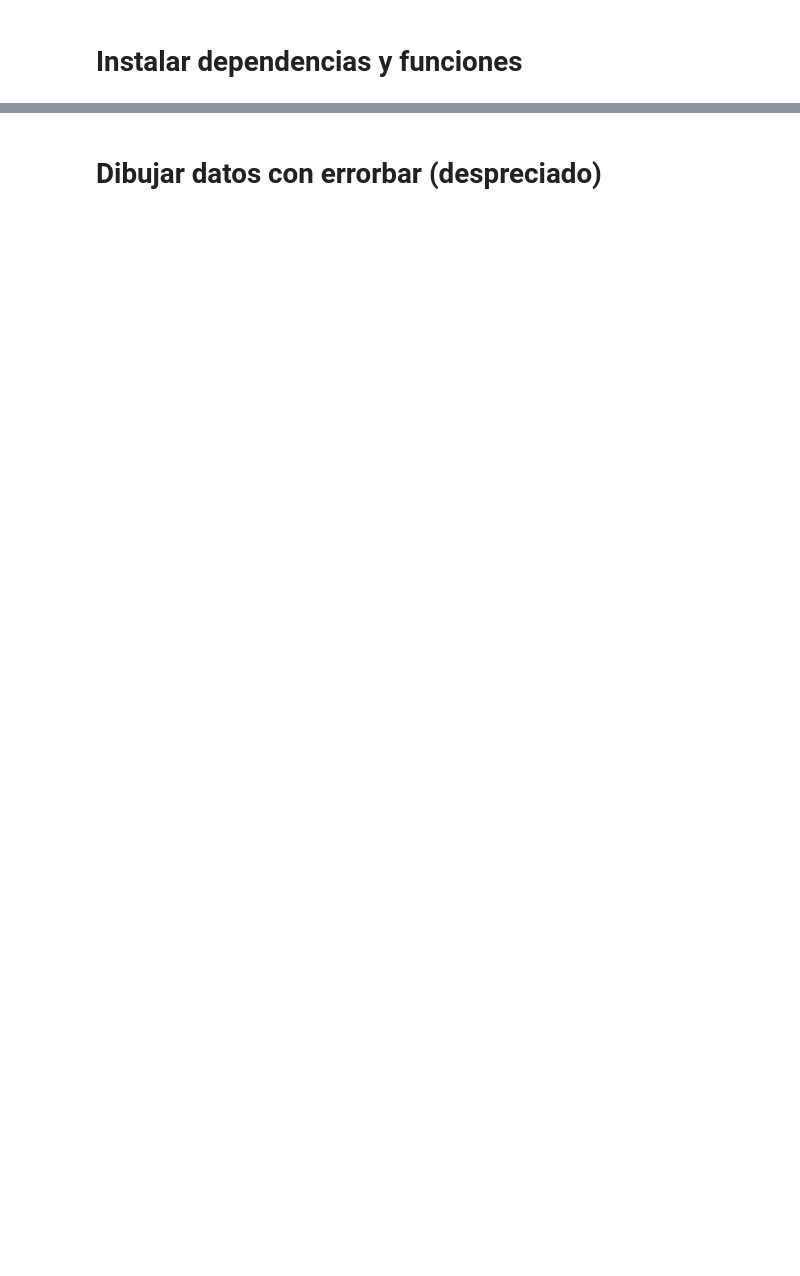
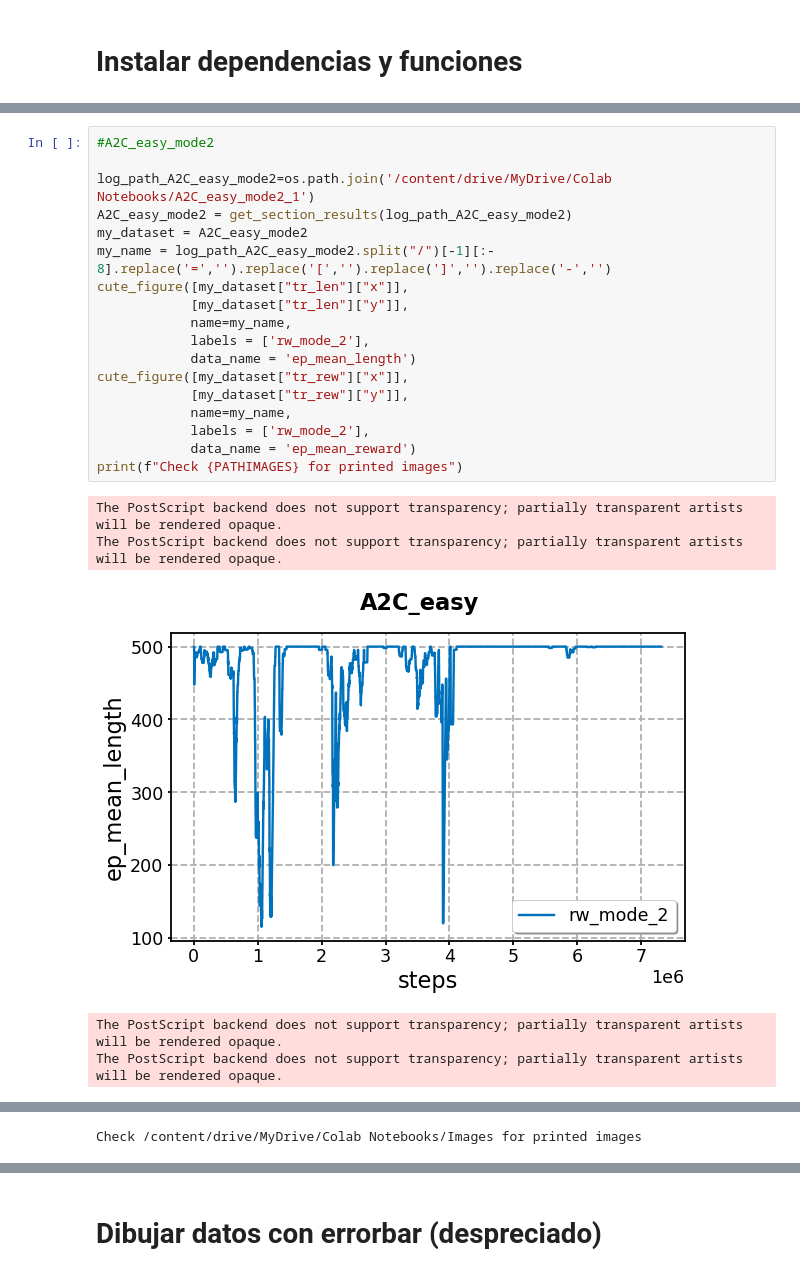
Before and after one commit to albertost85/RoboticArm, a Jupyter notebook: notebooks/dibujar_gráficas_tensorboard2.ipynb, the cells around one changed output, grey strips where cells are left out. Saved outputs shown, nothing was run; the diff lists cells and outputs as text; blank space fills up the shorter version.

Commit message:
Update multiple data sets

```diff
--- a/notebooks/dibujar_gráficas_tensorboard2.ipynb
+++ b/notebooks/dibujar_gráficas_tensorboard2.ipynb
@@ -194,0 +189,24 @@ Check /content/drive/MyDrive/Colab Notebooks/Images for printed images
+# %%
+#A2C_easy_mode2
+
+log_path_A2C_easy_mode2=os.path.join('/content/drive/MyDrive/Colab Notebooks/A2C_easy_mode2_1')
+A2C_easy_mode2 = get_section_results(log_path_A2C_easy_mode2)
+my_dataset = A2C_easy_mode2
+my_name = log_path_A2C_easy_mode2.split("/")[-1][:- 8].replace('=','').replace('[','').replace(']','').replace('-','')
+cute_figure([my_dataset["tr_len"]["x"]],
+            [my_dataset["tr_len"]["y"]],
+            name=my_name,
+            labels = ['rw_mode_2'],
+            data_name = 'ep_mean_length')
+cute_figure([my_dataset["tr_rew"]["x"]],
+            [my_dataset["tr_rew"]["y"]],
+            name=my_name,
+            labels = ['rw_mode_2'],
+            data_name = 'ep_mean_reward')
+print(f"Check {PATHIMAGES} for printed images")
+# %% [output]
+The PostScript backend does not support transparency; partially transparent artists will be rendered opaque.
+The PostScript backend does not support transparency; partially transparent artists will be rendered opaque.
+[figure, added]
+The PostScript backend does not support transparency; partially transparent artists will be rendered opaque.
+The PostScript backend does not support transparency; partially transparent artists will be rendered opaque.
@@ -194,0 +214 @@ Check /content/drive/MyDrive/Colab Notebooks/Images for printed images
+Check /content/drive/MyDrive/Colab Notebooks/Images for printed images
```
Also changed, not shown: parts of 21 cells of this notebook.
